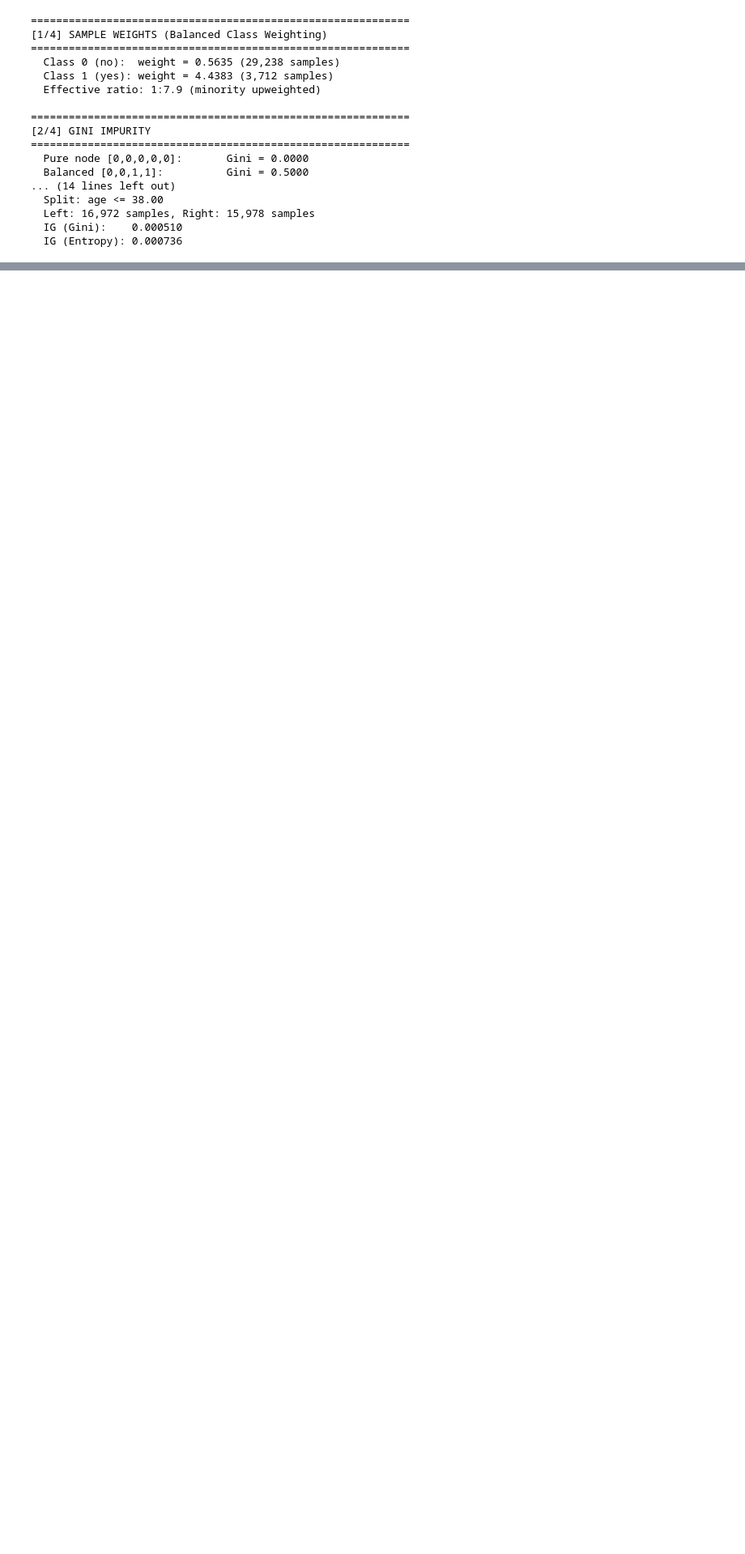
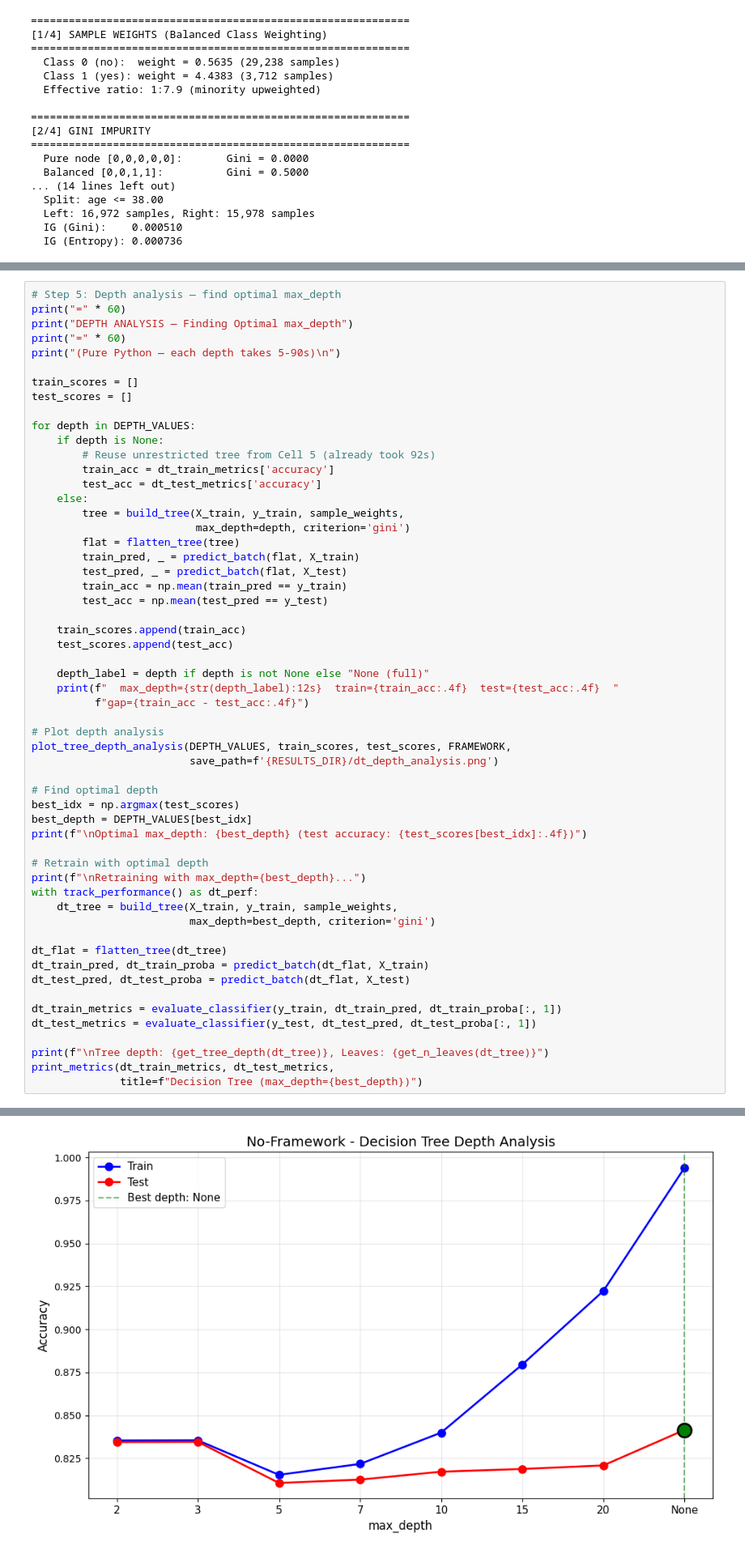
Before and after one commit to GoudyMT/ml-framework-comparison, a Jupyter notebook: No-Framework/06-decision-trees-random-forests/pipeline.ipynb, the cells around one changed output, grey strips where cells are left out. Shown at 81% size. Cells and saved outputs as stored; diff of their text form; blank space fills up the shorter version.

Commit message:
new: DT - no depth limit, depth analysis, DT visuals

```diff
--- a/No-Framework/06-decision-trees-random-forests/pipeline.ipynb
+++ b/No-Framework/06-decision-trees-random-forests/pipeline.ipynb
@@ -504,0 +551,57 @@ TREE BUILDING — Quick Test (max_depth=3)
+# %%
+# Step 5: Depth analysis — find optimal max_depth
+print("=" * 60)
+print("DEPTH ANALYSIS — Finding Optimal max_depth")
+print("=" * 60)
+print("(Pure Python — each depth takes 5-90s)\n")
+
+train_scores = []
+test_scores = []
+
+for depth in DEPTH_VALUES:
+    if depth is None:
+        # Reuse unrestricted tree from Cell 5 (already took 92s)
+        train_acc = dt_train_metrics['accuracy']
+        test_acc = dt_test_metrics['accuracy']
+    else:
+        tree = build_tree(X_train, y_train, sample_weights,
+                          max_depth=depth, criterion='gini')
+        flat = flatten_tree(tree)
+        train_pred, _ = predict_batch(flat, X_train)
+        test_pred, _ = predict_batch(flat, X_test)
+        train_acc = np.mean(train_pred == y_train)
+        test_acc = np.mean(test_pred == y_test)
+
+    train_scores.append(train_acc)
+    test_scores.append(test_acc)
+
+    depth_label = depth if depth is not None else "None (full)"
+    print(f"  max_depth={str(depth_label):12s}  train={train_acc:.4f}  test={test_acc:.4f}  "
+          f"gap={train_acc - test_acc:.4f}")
+
+# Plot depth analysis
+plot_tree_depth_analysis(DEPTH_VALUES, train_scores, test_scores, FRAMEWORK,
+                         save_path=f'{RESULTS_DIR}/dt_depth_analysis.png')
+
+# Find optimal depth
+best_idx = np.argmax(test_scores)
+best_depth = DEPTH_VALUES[best_idx]
+print(f"\nOptimal max_depth: {best_depth} (test accuracy: {test_scores[best_idx]:.4f})")
+
+# Retrain with optimal depth
+print(f"\nRetraining with max_depth={best_depth}...")
+with track_performance() as dt_perf:
+    dt_tree = build_tree(X_train, y_train, sample_weights,
+                         max_depth=best_depth, criterion='gini')
+
+dt_flat = flatten_tree(dt_tree)
+dt_train_pred, dt_train_proba = predict_batch(dt_flat, X_train)
+dt_test_pred, dt_test_proba = predict_batch(dt_flat, X_test)
+
+dt_train_metrics = evaluate_classifier(y_train, dt_train_pred, dt_train_proba[:, 1])
+dt_test_metrics = evaluate_classifier(y_test, dt_test_pred, dt_test_proba[:, 1])
+
+print(f"\nTree depth: {get_tree_depth(dt_tree)}, Leaves: {get_n_leaves(dt_tree)}")
+print_metrics(dt_train_metrics, dt_test_metrics,
+              title=f"Decision Tree (max_depth={best_depth})")
+# %% [output]
@@ -504,0 +621 @@ TREE BUILDING — Quick Test (max_depth=3)
+[figure, added]
```
Also changed, not shown: parts of 4 cells of this notebook, 5 other files.
